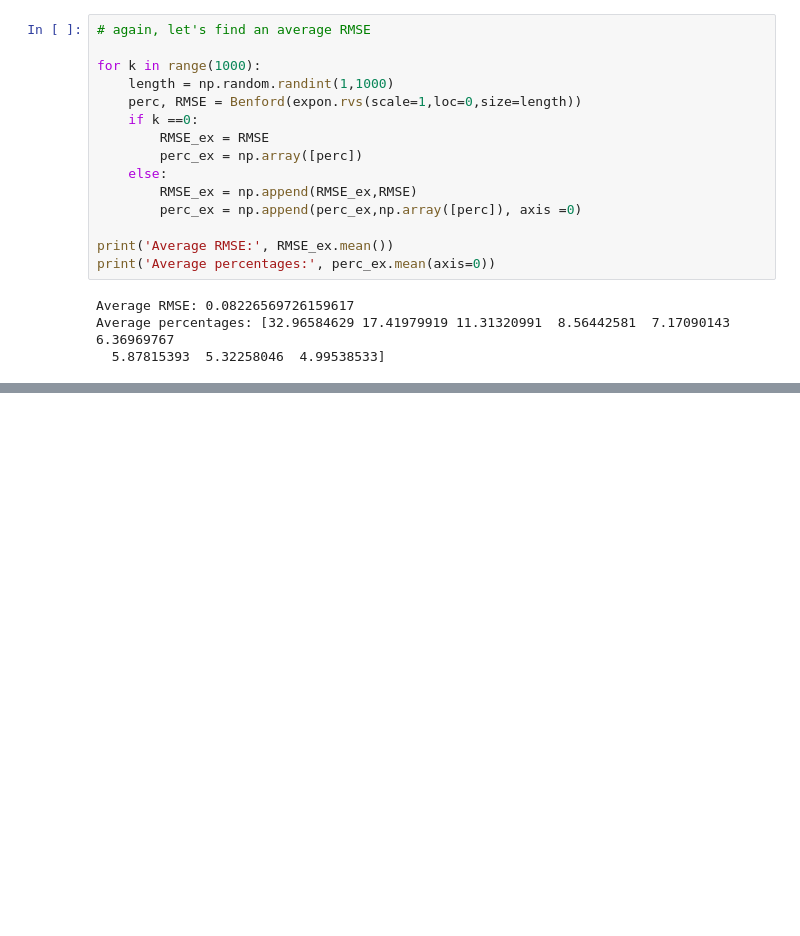
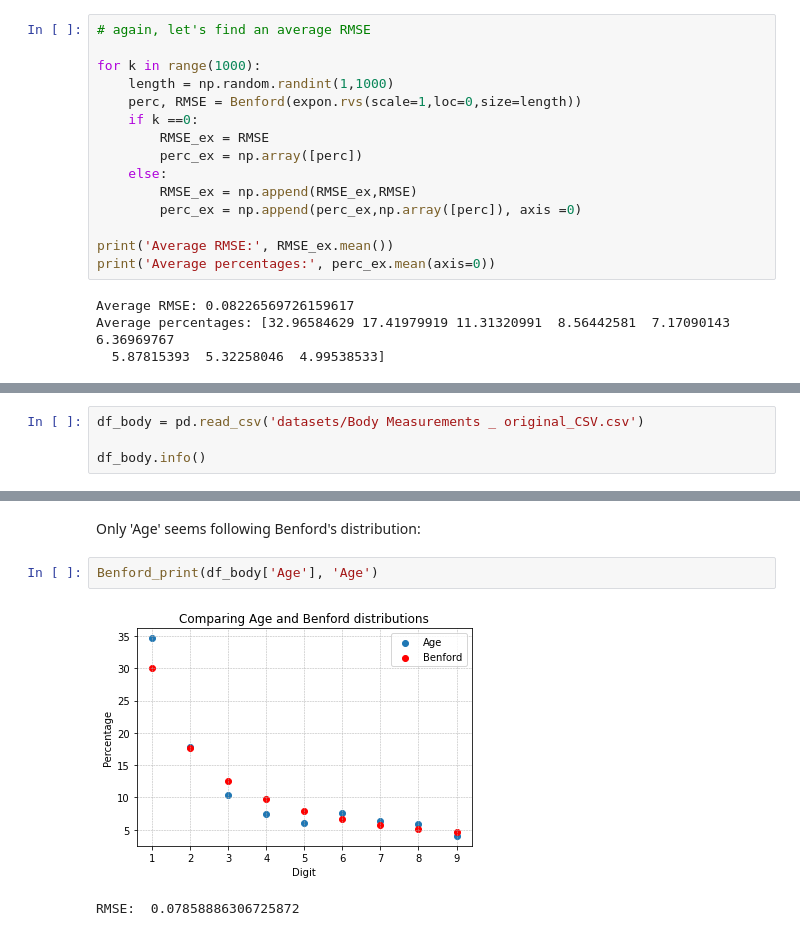
Before and after one commit to Marta-Bar/Benfords-law, a Jupyter notebook: Benfordness.ipynb, the cells around one changed output, grey strips where cells are left out. Drawn from its saved outputs; the diff is of its cells as text; blank space fills up the shorter version.

```diff
--- a/Benfordness.ipynb
+++ b/Benfordness.ipynb
@@ -207,0 +199,4 @@ RMSE:  0.010653841084520414
+# %%
+df_body = pd.read_csv('datasets/Body Measurements _ original_CSV.csv')
+
+df_body.info()
@@ -207,0 +246,7 @@ RMSE:  0.010653841084520414
+# %% [markdown]
+Only 'Age' seems following Benford's distribution:
+# %%
+Benford_print(df_body['Age'], 'Age')
+# %% [output]
+[figure, added]
+RMSE:  0.07858886306725872
```
Also changed, not shown: parts of 24 cells of this notebook, 2 other files.
